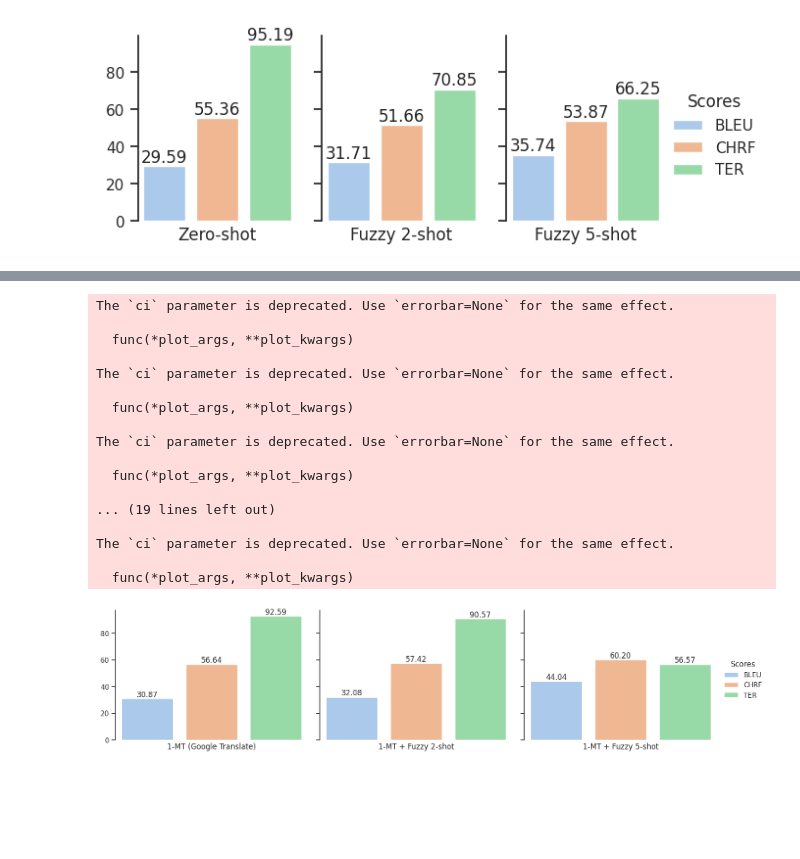
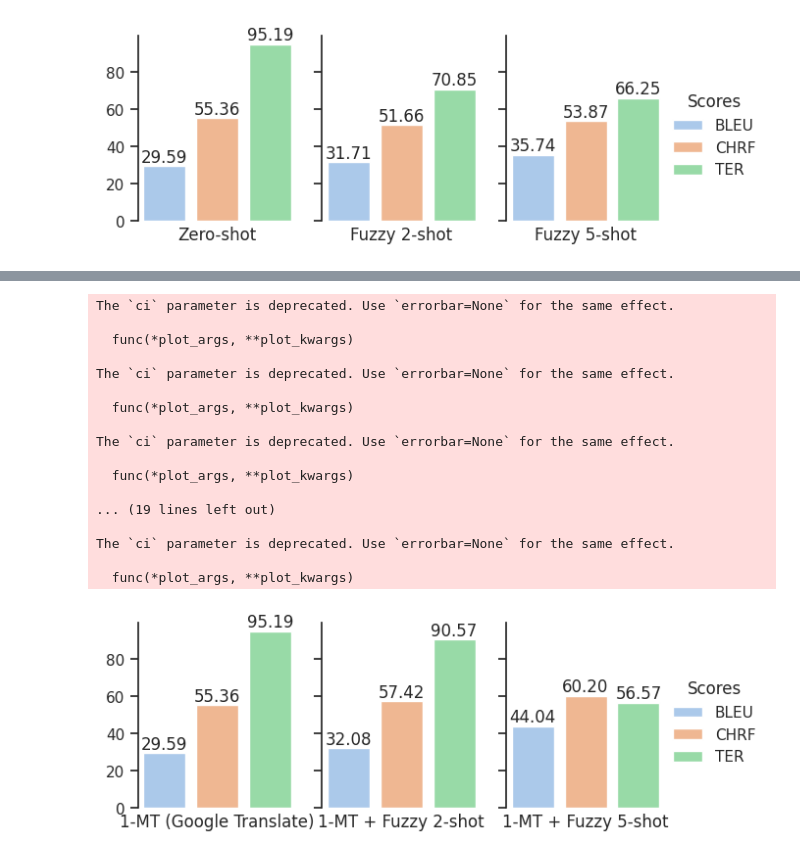
Before and after one commit to mhannani/Adaptive_machine_translation_with_LLMs, a Jupyter notebook: notebook/charts.ipynb, the cells around one changed output, grey strips where cells are left out. Cells and saved outputs as stored; diff of their text form; code cells hidden in the pictures; blank space fills up the shorter version.

```diff
--- a/notebook/charts.ipynb
+++ b/notebook/charts.ipynb
@@ -1263,9 +1263,9 @@ import matplotlib.pyplot as plt
 
 # Define the specific metric values
 values = {
-    'BLEU': 11.51,
-    'CHRF': 37.5,
-    'TER': 122.52
+    'BLEU': 29.59,
+    'CHRF': 55.36,
+    'TER': 95.19
 }
 
 # Create a DataFrame from the values
@@ -1316,9 +1316,9 @@ import matplotlib.pyplot as plt
 # Define the specific metric values for each subplot
 values = {
     '0-shot': {
-        'BLEU': 29.59,
-        'CHRF': 55.4,
-        'TER': 94.87
+        'BLEU': 28.68,
+        'CHRF': 54.34,
+        'TER': 95.86
     },
     '2-shot': {
         'BLEU': 30.37,
@@ -1345,7 +1345,7 @@ sns.set(style='ticks')  # You can also use 'ticks' for a different style
 sns.set_palette('pastel')
 
 # Plot bar plots for each metric within each subplot
-g = sns.FacetGrid(df, col='Shot', hue='Scores', sharex=False, height=4, aspect=1.2)
+g = sns.FacetGrid(df, col='Shot', hue='Scores', sharex=False, aspect=0.7)  # Adjust the aspect here
 g.map(sns.barplot, 'Scores', 'Value', err_kws={'color': 'black'}, order=['BLEU', 'CHRF', 'TER'], ci=None)
 
 # Customize the legend
@@ -1355,7 +1355,7 @@ g.add_legend(title='Scores')
 g.set(xticks=[], xticklabels=[])
 
 # Set custom subtitles under each subplot
-titles = ["1-MT (Google Translate)", "1-MT + Fuzzy 2-shot", "1-MT + Fuzzy 5-shot"]
+titles = ["Zero-shot", "MT-Fuzzy 2-shot", "MT-Fuzzy 5-shot"]
 
 for ax, title in zip(g.axes.flat, titles):
     ax.set_xlabel(title)
@@ -1413,9 +1413,9 @@ import matplotlib.pyplot as plt
 # Define the specific metric values for each subplot
 values = {
     '0-shot': {
-        'BLEU': 30.87,
-        'CHRF': 56.64,
-        'TER': 92.59
+        'BLEU': 29.59,
+        'CHRF': 55.36,
+        'TER': 95.19
     },
     '2-shot': {
         'BLEU': 32.08,
@@ -1442,7 +1442,7 @@ sns.set(style='ticks')  # You can also use 'ticks' for a different style
 sns.set_palette('pastel')
 
 # Plot bar plots for each metric within each subplot
-g = sns.FacetGrid(df, col='Shot', hue='Scores', sharex=False, height=4, aspect=1.2)
+g = sns.FacetGrid(df, col='Shot', hue='Scores', sharex=False, aspect=0.7)  # Adjust the aspect here
 g.map(sns.barplot, 'Scores', 'Value', err_kws={'color': 'black'}, order=['BLEU', 'CHRF', 'TER'], ci=None)
 
 # Customize the legend
@@ -1473,31 +1473,31 @@ for ax in g.axes.flat:
 for ax in g.axes.flat:
     ax.spines['bottom'].set_visible(False)
 
 # Remove the y-axis label ("Value")
 for ax in g.axes.flat:
     ax.set_ylabel("")
 
 # Save the plot as an image file (e.g., PNG)
 plt.savefig('Llama2_google_translate_ender_decoder_mt_evaluation.png', dpi=300, bbox_inches='tight')
 
 # Show the plot
 plt.show()
 # %% [output]
 The `ci` parameter is deprecated. Use `errorbar=None` for the same effect.
 
   func(*plot_args, **plot_kwargs)
 
 The `ci` parameter is deprecated. Use `errorbar=None` for the same effect.
 
   func(*plot_args, **plot_kwargs)
 
 The `ci` parameter is deprecated. Use `errorbar=None` for the same effect.
 
   func(*plot_args, **plot_kwargs)
 
 ... (19 lines left out)
 
 The `ci` parameter is deprecated. Use `errorbar=None` for the same effect.
 
   func(*plot_args, **plot_kwargs)
-[figure, old version]
+[figure, new version]
```
Also changed, not shown: parts of 2 cells of this notebook, 12 other files.
